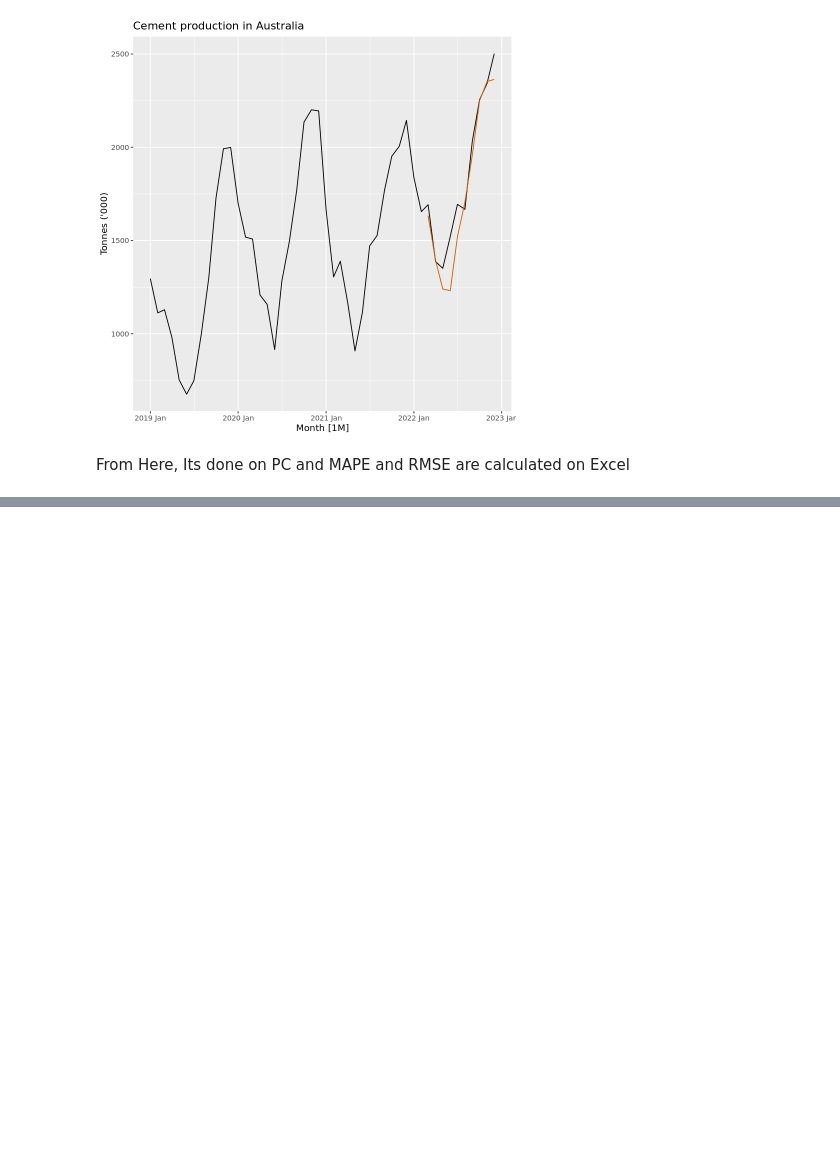
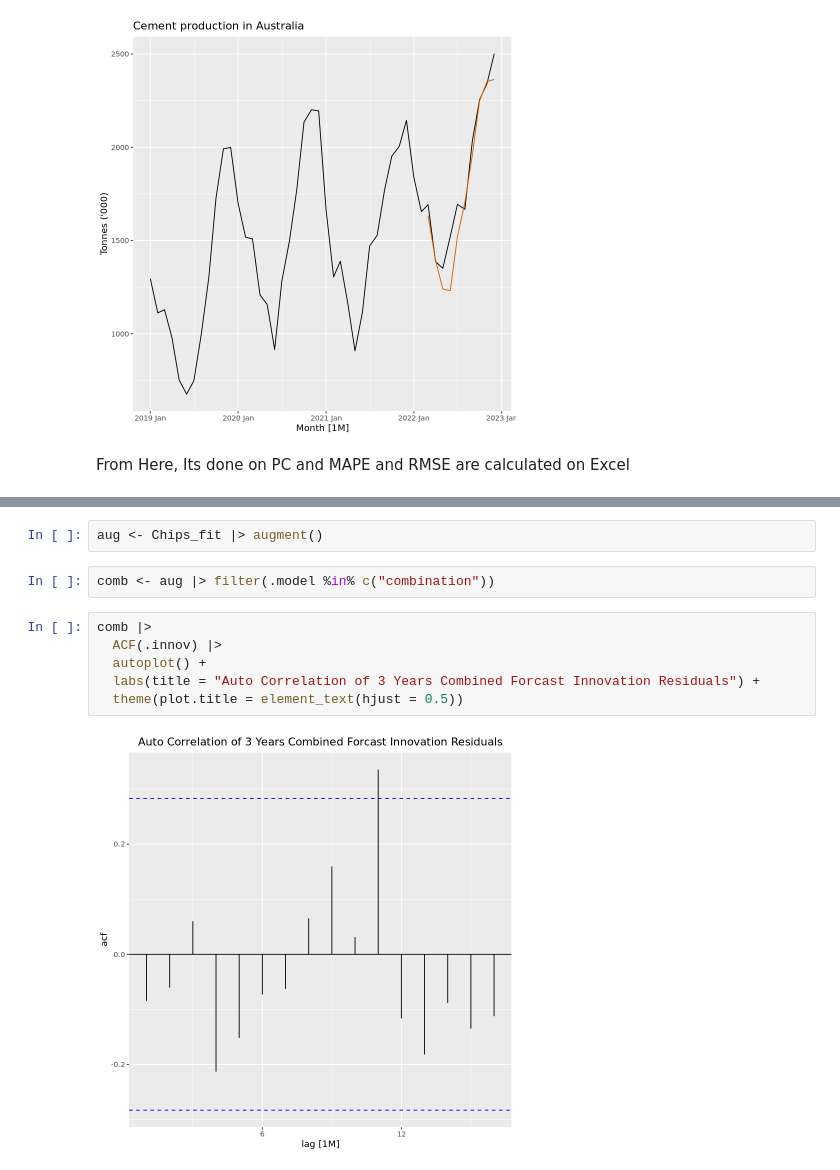
Before and after one commit to Ibrahim-Khayat/-IE499, a Jupyter notebook: indexClean.ipynb, the cells around one changed output, grey strips where cells are left out. Drawn from its saved outputs; the diff is of its cells as text; blank space fills up the shorter version.

```diff
--- a/indexClean.ipynb
+++ b/indexClean.ipynb
@@ -663,0 +712,12 @@ From Here, Its done on PC and MAPE and RMSE are calculated on Excel
+# %%
+aug <- Chips_fit |> augment()
+# %%
+comb <- aug |> filter(.model %in% c("combination"))
+# %%
+comb |>
+  ACF(.innov) |>
+  autoplot() +
+  labs(title = "Auto Correlation of 3 Years Combined Forcast Innovation Residuals") +
+  theme(plot.title = element_text(hjust = 0.5))
+# %% [output]
+[figure, added]
```
Also changed, not shown: parts of 6 cells of this notebook.
